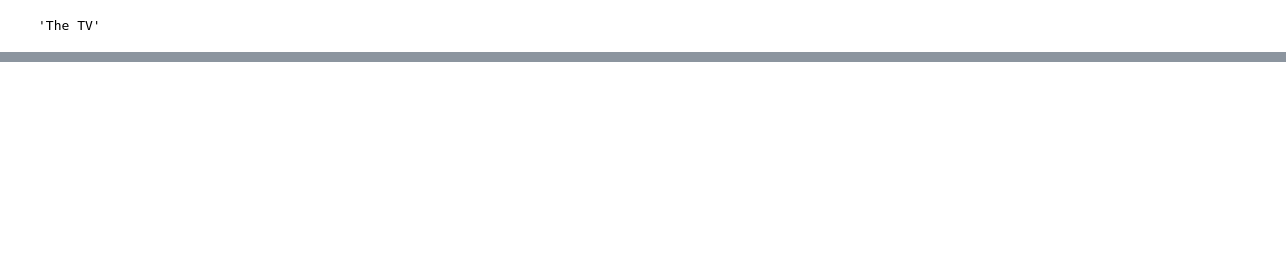
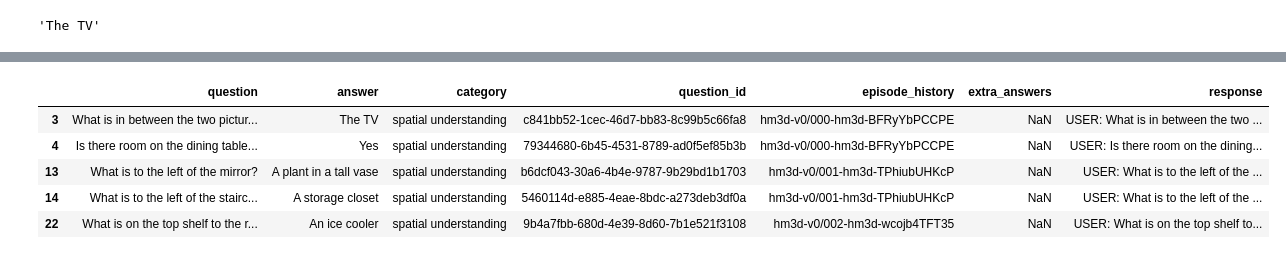
Before and after one commit to bridgetleonard2/open-eqa, a Jupyter notebook: spatial_llavaVideo.ipynb, the cells around one changed output, grey strips where cells are left out. Cells and saved outputs as stored; diff of their text form; code cells hidden in the pictures; blank space fills up the shorter version.

Commit message:
add llava answers

```diff
--- a/spatial_llavaVideo.ipynb
+++ b/spatial_llavaVideo.ipynb
@@ -61,7 +61,9 @@ def load_images_to_array(directory):
     video = np.stack(images)
     total_frames = video.shape[0]
 
-    indices = np.linspace(0, total_frames - 1, num=8, dtype=int)
+    indices = np.arange(0, total_frames, total_frames / 8).astype(int)  # np.linspace(0, total_frames - 1, num=8, dtype=int)
+    print("Number of frames: ", total_frames)
+    print("Selected indices: ", indices)
     images = [video[i] for i in indices]
     # Stack all image arrays into a single numpy array
     return np.stack(images)
@@ -104,3 +109,19 @@ print(processor.batch_decode(out, skip_special_tokens=True, clean_up_tokenizatio
 spatial_hm3d.iloc[0].answer
 # %% [output]
 'The TV'
+# %%
+# create new column for responses:
+spatial_hm3d['response'] = None
+
+for index, row in spatial_hm3d.iterrows():
+    prompt = f"USER: <video>{row.question} ASSISTANT:"
+    ep_history = row.episode_history
+    video = load_images_to_array(f'data/frames/{ep_history}')
+    inputs = processor(text=prompt, videos=video, return_tensors="pt")
+    out = model.generate(**inputs, max_new_tokens=40)
+    response = processor.batch_decode(out, skip_special_tokens=True, clean_up_tokenization_spaces=True)
+    print(f"Question: {row.question}")
+    print(f"Answer: {row.answer}")
+    print(f"Assistant: {response}")
+    # add response to dataframe
+    spatial_hm3d.loc[index, 'response'] = response[0]
@@ -106,0 +153,9 @@ spatial_hm3d.iloc[0].answer
+# %%
+spatial_hm3d.head()
+# %% [output]
+|  | question | answer | category | question_id | episode_history | extra_answers | response |
+| 3 | What is in between the two pictur... | The TV | spatial understanding | c841bb52-1cec-46d7-bb83-8c99b5c66fa8 | hm3d-v0/000-hm3d-BFRyYbPCCPE | NaN | USER: What is in between the two ... |
+| 4 | Is there room on the dining table... | Yes | spatial understanding | 79344680-6b45-4531-8789-ad0f5ef85b3b | hm3d-v0/000-hm3d-BFRyYbPCCPE | NaN | USER: Is there room on the dining... |
+| 13 | What is to the left of the mirror? | A plant in a tall vase | spatial understanding | b6dcf043-30a6-4b4e-9787-9b29bd1b1703 | hm3d-v0/001-hm3d-TPhiubUHKcP | NaN | USER: What is to the left of the ... |
+| 14 | What is to the left of the stairc... | A storage closet | spatial understanding | 5460114d-e885-4eae-8bdc-a273deb3df0a | hm3d-v0/001-hm3d-TPhiubUHKcP | NaN | USER: What is to the left of the ... |
+| 22 | What is on the top shelf to the r... | An ice cooler | spatial understanding | 9b4a7fbb-680d-4e39-8d60-7b1e521f3108 | hm3d-v0/002-hm3d-wcojb4TFT35 | NaN | USER: What is on the top shelf to... |
```
Also changed, not shown: parts of 3 cells of this notebook.
